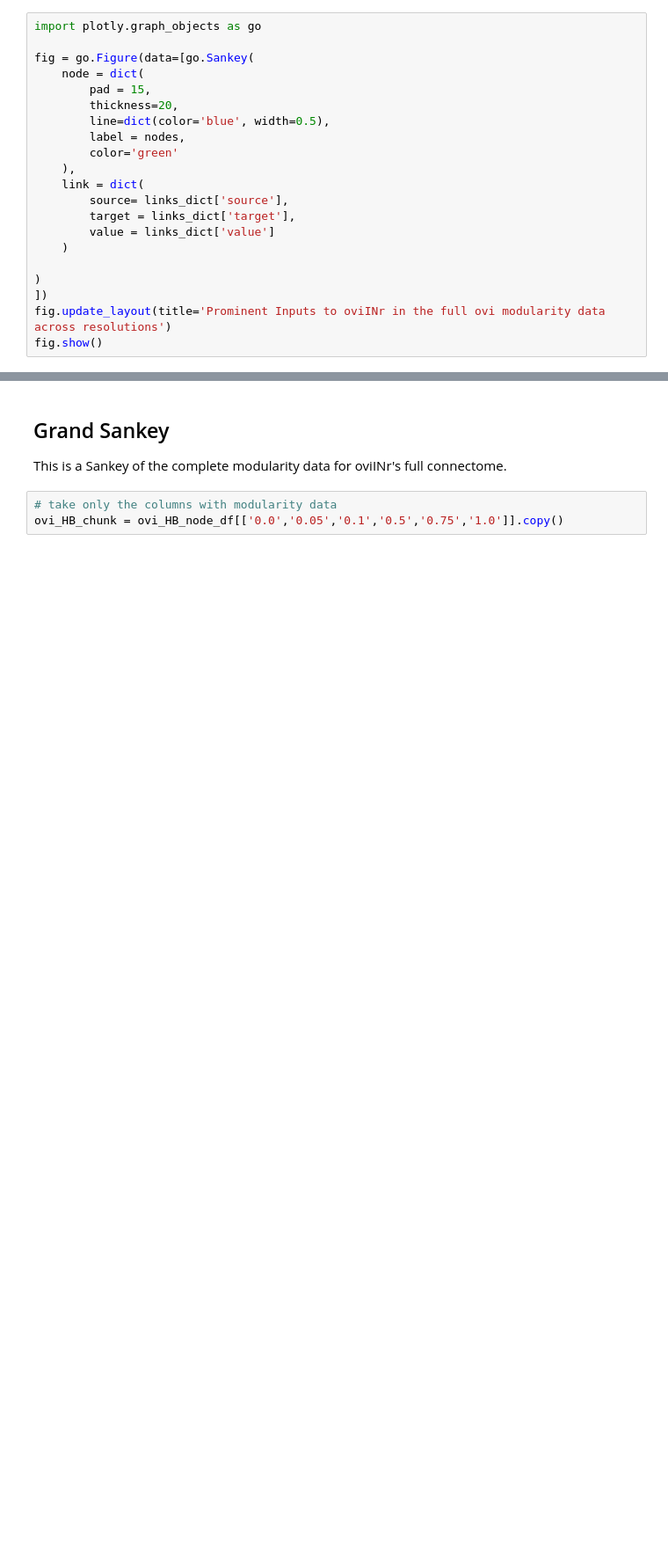
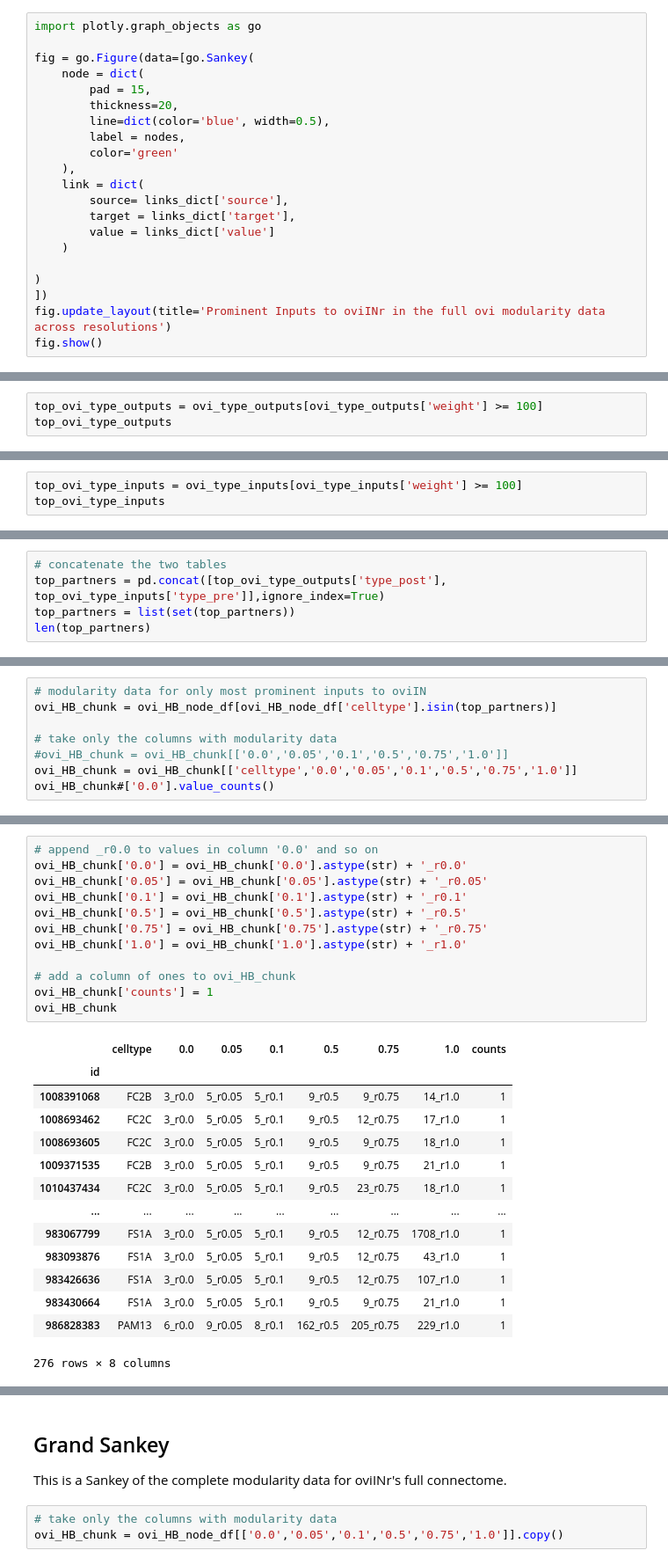
Before and after one commit to Gutierrez-lab/oviIN-analyses-gabrielle, a Jupyter notebook: sankey_modularity.ipynb, the cells around one changed output, grey strips where cells are left out. Shown at 88% size. Saved outputs shown, nothing was run; the diff lists cells and outputs as text; blank space fills up the shorter version.

Commit message:
prominent partner sankeys

```diff
--- a/sankey_modularity.ipynb
+++ b/sankey_modularity.ipynb
@@ -386,0 +415,3 @@ fig.show()
+# %%
+top_ovi_type_outputs = ovi_type_outputs[ovi_type_outputs['weight'] >= 100]
+top_ovi_type_outputs
@@ -386,0 +436,3 @@ fig.show()
+# %%
+top_ovi_type_inputs = ovi_type_inputs[ovi_type_inputs['weight'] >= 100]
+top_ovi_type_inputs
@@ -386,0 +457,5 @@ fig.show()
+# %%
+# concatenate the two tables
+top_partners = pd.concat([top_ovi_type_outputs['type_post'], top_ovi_type_inputs['type_pre']],ignore_index=True)
+top_partners = list(set(top_partners))
+len(top_partners)
@@ -386,0 +464,8 @@ fig.show()
+# %%
+# modularity data for only most prominent inputs to oviIN
+ovi_HB_chunk = ovi_HB_node_df[ovi_HB_node_df['celltype'].isin(top_partners)]
+
+# take only the columns with modularity data
+#ovi_HB_chunk = ovi_HB_chunk[['0.0','0.05','0.1','0.5','0.75','1.0']]
+ovi_HB_chunk = ovi_HB_chunk[['celltype','0.0','0.05','0.1','0.5','0.75','1.0']]
+ovi_HB_chunk#['0.0'].value_counts()
@@ -386,0 +487,27 @@ fig.show()
+# %%
+# append _r0.0 to values in column '0.0' and so on
+ovi_HB_chunk['0.0'] = ovi_HB_chunk['0.0'].astype(str) + '_r0.0'
+ovi_HB_chunk['0.05'] = ovi_HB_chunk['0.05'].astype(str) + '_r0.05'
+ovi_HB_chunk['0.1'] = ovi_HB_chunk['0.1'].astype(str) + '_r0.1'
+ovi_HB_chunk['0.5'] = ovi_HB_chunk['0.5'].astype(str) + '_r0.5'
+ovi_HB_chunk['0.75'] = ovi_HB_chunk['0.75'].astype(str) + '_r0.75'
+ovi_HB_chunk['1.0'] = ovi_HB_chunk['1.0'].astype(str) + '_r1.0'
+
+# add a column of ones to ovi_HB_chunk
+ovi_HB_chunk['counts'] = 1
+ovi_HB_chunk
+# %% [output]
+|  | celltype | 0.0 | 0.05 | 0.1 | 0.5 | 0.75 | 1.0 | counts |
+| id |  |  |  |  |  |  |  |  |
+| 1008391068 | FC2B | 3_r0.0 | 5_r0.05 | 5_r0.1 | 9_r0.5 | 9_r0.75 | 14_r1.0 | 1 |
+| 1008693462 | FC2C | 3_r0.0 | 5_r0.05 | 5_r0.1 | 9_r0.5 | 12_r0.75 | 17_r1.0 | 1 |
+| 1008693605 | FC2C | 3_r0.0 | 5_r0.05 | 5_r0.1 | 9_r0.5 | 9_r0.75 | 18_r1.0 | 1 |
+| 1009371535 | FC2B | 3_r0.0 | 5_r0.05 | 5_r0.1 | 9_r0.5 | 9_r0.75 | 21_r1.0 | 1 |
+| 1010437434 | FC2C | 3_r0.0 | 5_r0.05 | 5_r0.1 | 9_r0.5 | 23_r0.75 | 18_r1.0 | 1 |
+| ... | ... | ... | ... | ... | ... | ... | ... | ... |
+| 983067799 | FS1A | 3_r0.0 | 5_r0.05 | 5_r0.1 | 9_r0.5 | 12_r0.75 | 1708_r1.0 | 1 |
+| 983093876 | FS1A | 3_r0.0 | 5_r0.05 | 5_r0.1 | 9_r0.5 | 12_r0.75 | 43_r1.0 | 1 |
+| 983426636 | FS1A | 3_r0.0 | 5_r0.05 | 5_r0.1 | 9_r0.5 | 12_r0.75 | 107_r1.0 | 1 |
+| 983430664 | FS1A | 3_r0.0 | 5_r0.05 | 5_r0.1 | 9_r0.5 | 9_r0.75 | 21_r1.0 | 1 |
+| 986828383 | PAM13 | 6_r0.0 | 9_r0.05 | 8_r0.1 | 162_r0.5 | 205_r0.75 | 229_r1.0 | 1 |
+276 rows × 8 columns
```
Also changed, not shown: parts of 19 cells of this notebook, 3 other files.
